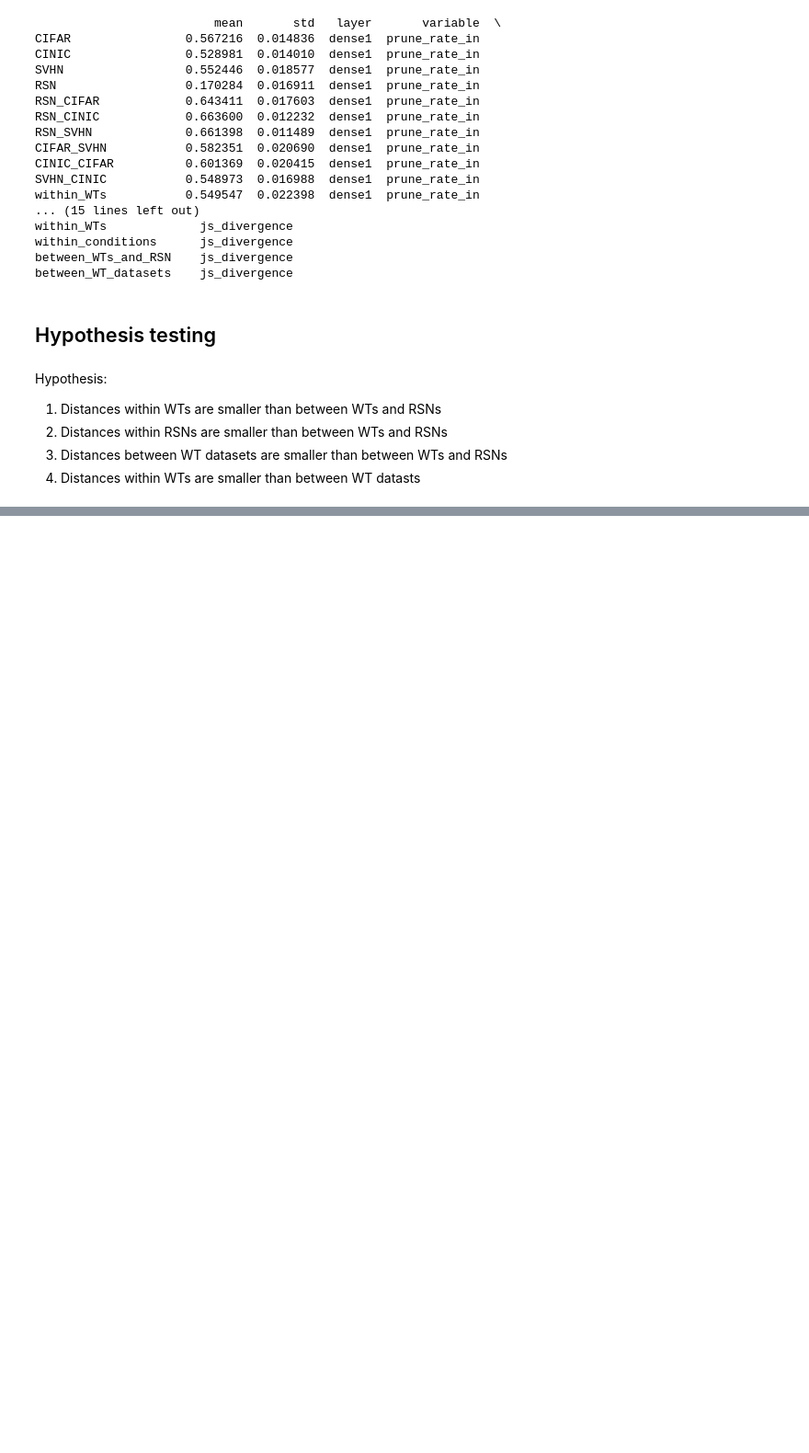
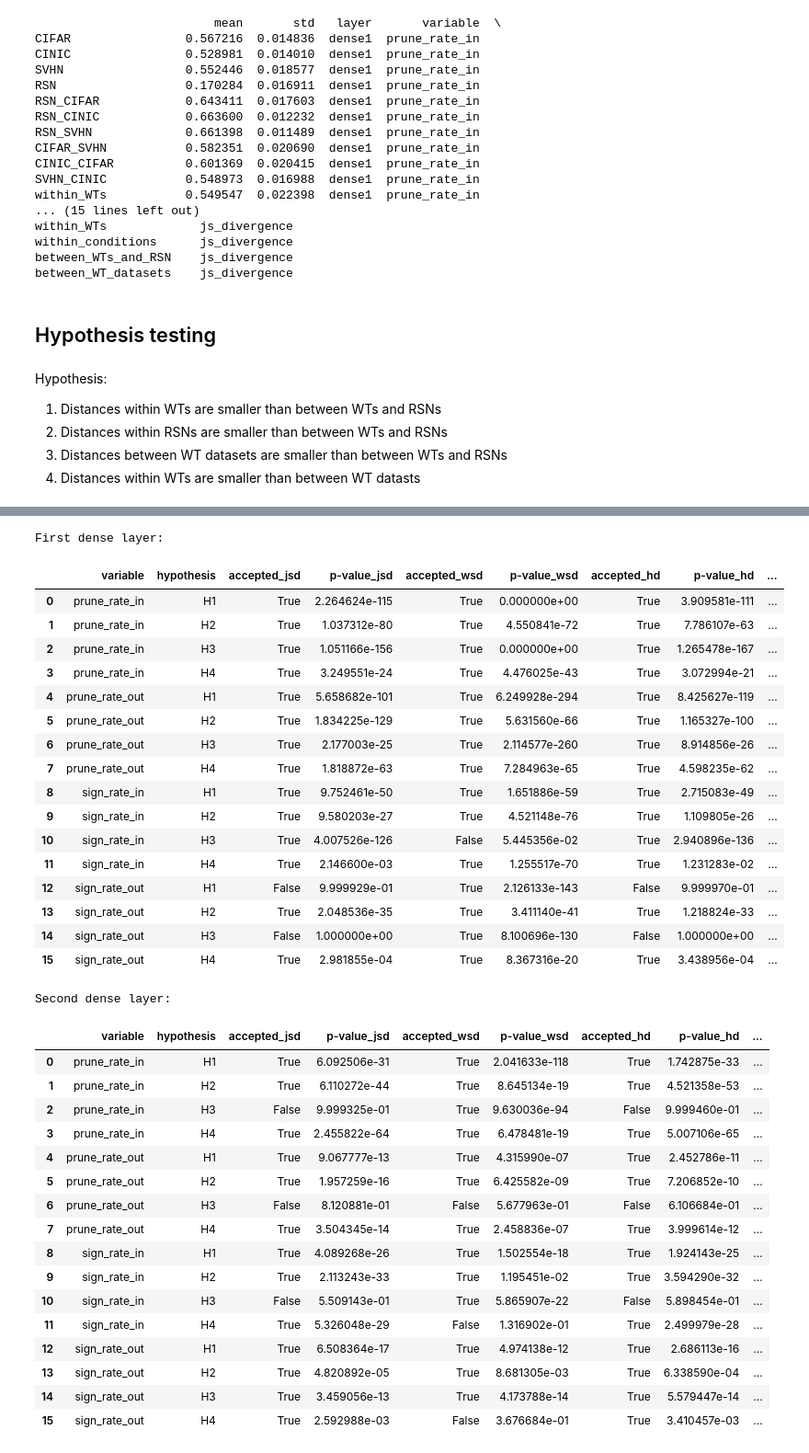
Before and after one commit to Ernalein/ThesisLTH, a Jupyter notebook: 4a Distances.ipynb, the cells around one changed output, grey strips where cells are left out. Shown at 92% size. Drawn from its saved outputs; the diff is of its cells as text; code cells hidden in the pictures; blank space fills up the shorter version.

Commit message:
displaying results of hypothesis tests

```diff
--- a/4a Distances.ipynb
+++ b/4a Distances.ipynb
@@ -269,7 +297,7 @@ for d_measure, d_measure_name in zip(distance_measures, distance_measure_names):
             # iterate thorugh important conditions and perform corresponding hypothesis tests
 
             # iterate thorugh hypotheses
-            for (d1,d2), h in zip(hypothesis_pairs, hyotheses):
+            for (d1,d2), h in zip(hypothesis_pairs, range(1,5)):
 
                 # perform one sided two sample Welch’s t-test
                 h_results = scipy.stats.ttest_ind(distances[d1], distances[d2], alternative="less", equal_var=False)
@@ -277,6 +305,7 @@ for d_measure, d_measure_name in zip(distance_measures, distance_measure_names):
 
                 # add test results as row in dictionary
                 dic = {}
+                dic["hypothesis"] = f"H{h}"
                 dic["accepted"] = p_value<=0.05
                 dic["p-value"] = p_value
                 dic["layer"] = layer
@@ -349,0 +345,77 @@ Dimesnion sign distribution:  prune_rate_out
+# %%
+# load significance test results from file
+
+test_results = pd.read_csv(f'4b Distances/significance_test_results.csv')
+# %%
+def hypothesis_tables(results):
+
+    # statics:
+    distance_measures = [js_divergence, wasserstein_distance, hellinger_distance, bhattacharyya] #
+    distance_measure_names = ["js_divergence", "wasserstein_distance",  "hellinger_distance", "bhattacharyya"] #
+    distances_short = ["jsd", "wsd",  "hd", "bd"]
+    layers = ["dense1", "dense2"]
+
+    new_dfs = []
+    for layer in layers:
+
+        results_l = results[results["layer"] == layer]
+
+        # make new dataframe with the indexi
+        new_df = results_l[results_l["distance_measure"] == "wasserstein_distance"][["variable","hypothesis"]]
+        new_df = new_df.reset_index(drop=True)
+
+        # apppend test results to dataframe
+        for dm, dm_short in zip(distance_measure_names, distances_short):
+            df = results_l[results_l["distance_measure"] == dm]
+            df = df[["accepted", "p-value"]]
+            df.rename(columns = {"accepted":f"accepted_{dm_short}", "p-value":f"p-value_{dm_short}"}, inplace = True)
+            df = df.reset_index(drop=True)
+            new_df = pd.concat([new_df, df], axis=1)
+
+        new_df.set_index(["variable","hypothesis"])
+        new_dfs.append(new_df)
+
+    return new_dfs
+# %%
+tables = hypothesis_tables(test_results)
+print("First dense layer:")
+display(tables[0])
+print("Second dense layer:")
+display(tables[1])
+# %% [output]
+First dense layer:
+|  | variable | hypothesis | accepted_jsd | p-value_jsd | accepted_wsd | p-value_wsd | accepted_hd | p-value_hd | ... |
+| 0 | prune_rate_in | H1 | True | 2.264624e-115 | True | 0.000000e+00 | True | 3.909581e-111 | ... |
+| 1 | prune_rate_in | H2 | True | 1.037312e-80 | True | 4.550841e-72 | True | 7.786107e-63 | ... |
+| 2 | prune_rate_in | H3 | True | 1.051166e-156 | True | 0.000000e+00 | True | 1.265478e-167 | ... |
+| 3 | prune_rate_in | H4 | True | 3.249551e-24 | True | 4.476025e-43 | True | 3.072994e-21 | ... |
+| 4 | prune_rate_out | H1 | True | 5.658682e-101 | True | 6.249928e-294 | True | 8.425627e-119 | ... |
+| 5 | prune_rate_out | H2 | True | 1.834225e-129 | True | 5.631560e-66 | True | 1.165327e-100 | ... |
+| 6 | prune_rate_out | H3 | True | 2.177003e-25 | True | 2.114577e-260 | True | 8.914856e-26 | ... |
+| 7 | prune_rate_out | H4 | True | 1.818872e-63 | True | 7.284963e-65 | True | 4.598235e-62 | ... |
+| 8 | sign_rate_in | H1 | True | 9.752461e-50 | True | 1.651886e-59 | True | 2.715083e-49 | ... |
+| 9 | sign_rate_in | H2 | True | 9.580203e-27 | True | 4.521148e-76 | True | 1.109805e-26 | ... |
+| 10 | sign_rate_in | H3 | True | 4.007526e-126 | False | 5.445356e-02 | True | 2.940896e-136 | ... |
+| 11 | sign_rate_in | H4 | True | 2.146600e-03 | True | 1.255517e-70 | True | 1.231283e-02 | ... |
+| 12 | sign_rate_out | H1 | False | 9.999929e-01 | True | 2.126133e-143 | False | 9.999970e-01 | ... |
+| 13 | sign_rate_out | H2 | True | 2.048536e-35 | True | 3.411140e-41 | True | 1.218824e-33 | ... |
+| 14 | sign_rate_out | H3 | False | 1.000000e+00 | True | 8.100696e-130 | False | 1.000000e+00 | ... |
+| 15 | sign_rate_out | H4 | True | 2.981855e-04 | True | 8.367316e-20 | True | 3.438956e-04 | ... |
+Second dense layer:
+|  | variable | hypothesis | accepted_jsd | p-value_jsd | accepted_wsd | p-value_wsd | accepted_hd | p-value_hd | ... |
+| 0 | prune_rate_in | H1 | True | 6.092506e-31 | True | 2.041633e-118 | True | 1.742875e-33 | ... |
+| 1 | prune_rate_in | H2 | True | 6.110272e-44 | True | 8.645134e-19 | True | 4.521358e-53 | ... |
+| 2 | prune_rate_in | H3 | False | 9.999325e-01 | True | 9.630036e-94 | False | 9.999460e-01 | ... |
+| 3 | prune_rate_in | H4 | True | 2.455822e-64 | True | 6.478481e-19 | True | 5.007106e-65 | ... |
+| 4 | prune_rate_out | H1 | True | 9.067777e-13 | True | 4.315990e-07 | True | 2.452786e-11 | ... |
+| 5 | prune_rate_out | H2 | True | 1.957259e-16 | True | 6.425582e-09 | True | 7.206852e-10 | ... |
+| 6 | prune_rate_out | H3 | False | 8.120881e-01 | False | 5.677963e-01 | False | 6.106684e-01 | ... |
+| 7 | prune_rate_out | H4 | True | 3.504345e-14 | True | 2.458836e-07 | True | 3.999614e-12 | ... |
+| 8 | sign_rate_in | H1 | True | 4.089268e-26 | True | 1.502554e-18 | True | 1.924143e-25 | ... |
+| 9 | sign_rate_in | H2 | True | 2.113243e-33 | True | 1.195451e-02 | True | 3.594290e-32 | ... |
+| 10 | sign_rate_in | H3 | False | 5.509143e-01 | True | 5.865907e-22 | False | 5.898454e-01 | ... |
+| 11 | sign_rate_in | H4 | True | 5.326048e-29 | False | 1.316902e-01 | True | 2.499979e-28 | ... |
+| 12 | sign_rate_out | H1 | True | 6.508364e-17 | True | 4.974138e-12 | True | 2.686113e-16 | ... |
+| 13 | sign_rate_out | H2 | True | 4.820892e-05 | True | 8.681305e-03 | True | 6.338590e-04 | ... |
+| 14 | sign_rate_out | H3 | True | 3.459056e-13 | True | 4.173788e-14 | True | 5.579447e-14 | ... |
+| 15 | sign_rate_out | H4 | True | 2.592988e-03 | False | 3.676684e-01 | True | 3.410457e-03 | ... |
```
Also changed, not shown: parts of 10 cells of this notebook, 10 other files.
